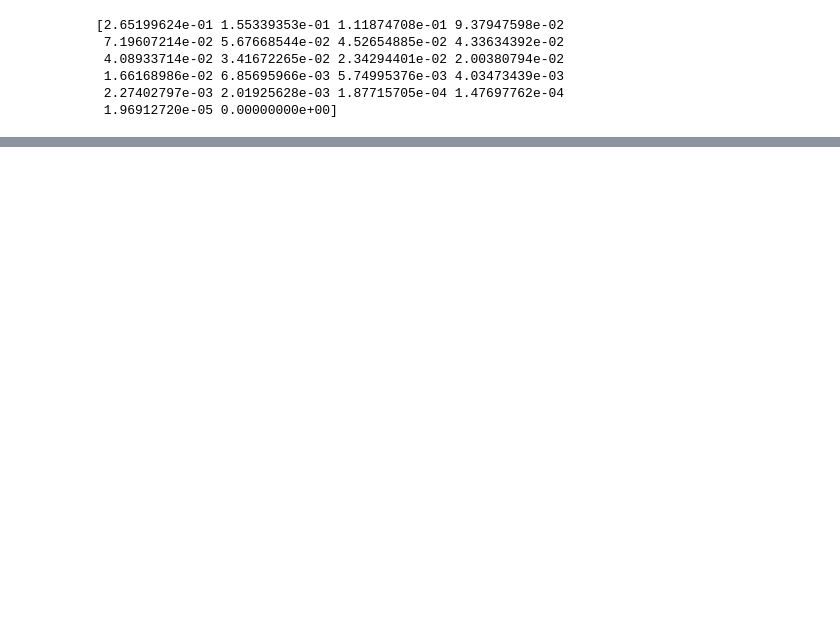
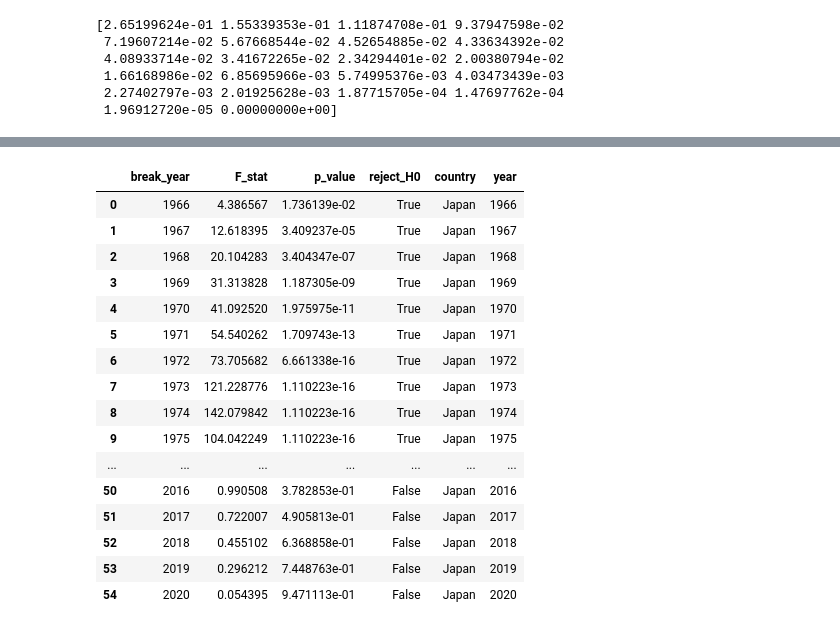
Before and after one commit to luna-ortus-cor/Geopolitical-Distance-and-Global-Trade, a Jupyter notebook: Backend/code/[model]GDI.ipynb, the cells around one changed output, grey strips where cells are left out. Saved outputs shown, nothing was run; the diff lists cells and outputs as text; code cells hidden in the pictures; blank space fills up the shorter version.

```diff
--- a/Backend/code/[model]GDI.ipynb
+++ b/Backend/code/[model]GDI.ipynb
@@ -275,38 +275,3 @@ Covariance Type:            nonrobust
 
 Notes:
 [1] Standard Errors assume that the covariance matrix of the errors is correctly specified.
-# %%
-# Apply PCA
-pca = PCA(n_components=len(X2.columns))  # Get all components
-pca.fit(X2)
-
-# Explained variance ratios
-explained_variance = pca.explained_variance_ratio_
-
-# Determine the number of components needed to explain sufficient variance (e.g., 80%)
-cumulative_variance = np.cumsum(pca.explained_variance_ratio_)
-n_components_needed = np.argmax(cumulative_variance >= 0.80) + 1  # First index where variance >= 80%
-
-# Re-run PCA with selected number of components
-pca_refined = PCA(n_components=n_components_needed)
-X2_trans = pca_refined.fit_transform(X2)
-
-# Component loadings (weights)
-component_weights = np.abs(pca_refined.components_).sum(axis=0)
-
-# Normalize weights to sum to 1
-normalized_weights = component_weights / component_weights.sum()
-
-#print(X2)
-#print(normalized_weights)
-
-# Output the weights assigned to each variable
-weights_df = pd.DataFrame({
-    "Variable": X2.columns[:],
-    "PCA_Weight": normalized_weights
-})
-
-# Construct the new Geopolitical Distance Index (GDI)
-X2["GDI"] = np.dot(X2, normalized_weights)
-
-n_components_needed, weights_df
@@ -405,0 +648,20 @@ df_combined.to_csv("../data/gdi.csv",index=False)
+# %%
+df_results
+# %% [output]
+|  | break_year | F_stat | p_value | reject_H0 | country | year |
+| 0 | 1966 | 4.386567 | 1.736139e-02 | True | Japan | 1966 |
+| 1 | 1967 | 12.618395 | 3.409237e-05 | True | Japan | 1967 |
+| 2 | 1968 | 20.104283 | 3.404347e-07 | True | Japan | 1968 |
+| 3 | 1969 | 31.313828 | 1.187305e-09 | True | Japan | 1969 |
+| 4 | 1970 | 41.092520 | 1.975975e-11 | True | Japan | 1970 |
+| 5 | 1971 | 54.540262 | 1.709743e-13 | True | Japan | 1971 |
+| 6 | 1972 | 73.705682 | 6.661338e-16 | True | Japan | 1972 |
+| 7 | 1973 | 121.228776 | 1.110223e-16 | True | Japan | 1973 |
+| 8 | 1974 | 142.079842 | 1.110223e-16 | True | Japan | 1974 |
+| 9 | 1975 | 104.042249 | 1.110223e-16 | True | Japan | 1975 |
+| ... | ... | ... | ... | ... | ... | ... |
+| 50 | 2016 | 0.990508 | 3.782853e-01 | False | Japan | 2016 |
+| 51 | 2017 | 0.722007 | 4.905813e-01 | False | Japan | 2017 |
+| 52 | 2018 | 0.455102 | 6.368858e-01 | False | Japan | 2018 |
+| 53 | 2019 | 0.296212 | 7.448763e-01 | False | Japan | 2019 |
+| 54 | 2020 | 0.054395 | 9.471113e-01 | False | Japan | 2020 |
```
Also changed, not shown: parts of 12 cells of this notebook, 1 other file.
